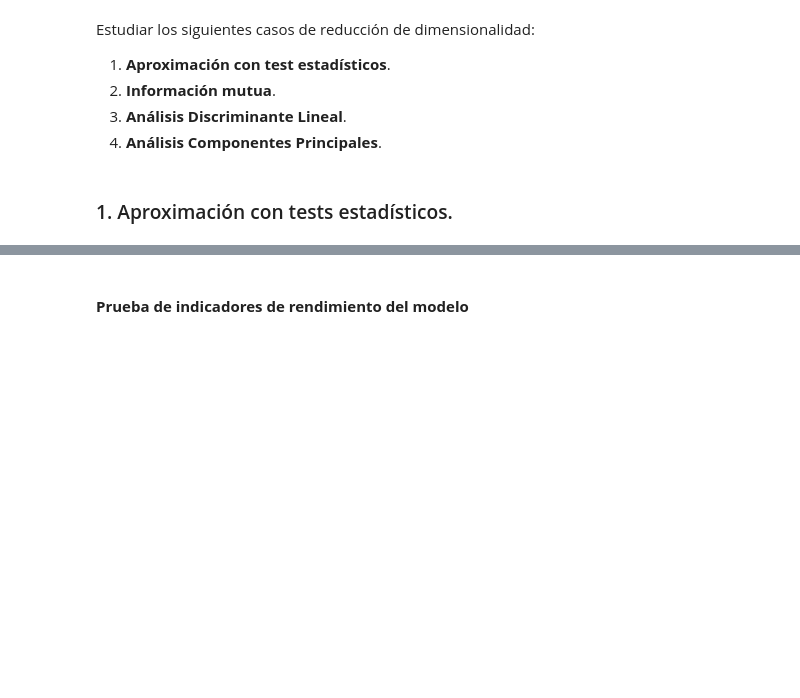
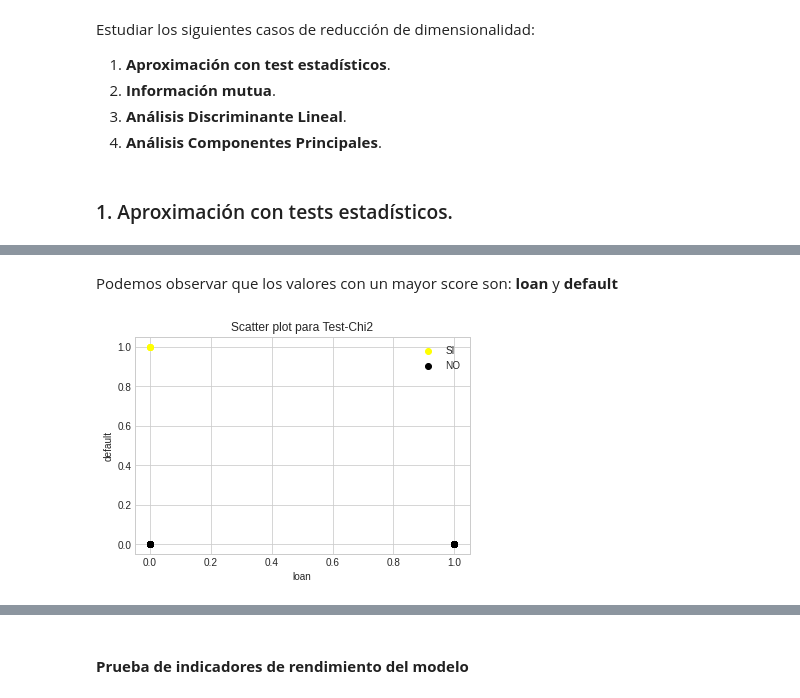
Before and after one commit to Javimh18/AnalisisFund, a Jupyter notebook: P1-2/reduccion_dimensionalidad.ipynb, the cells around one changed output, grey strips where cells are left out. Drawn from its saved outputs; the diff is of its cells as text; code cells hidden in the pictures; blank space fills up the shorter version.

Commit message:
Creadas los test de chi2, mann-whiteney e información mutua

```diff
--- a/P1-2/reduccion_dimensionalidad.ipynb
+++ b/P1-2/reduccion_dimensionalidad.ipynb
@@ -550,7 +550,9 @@ from sklearn.model_selection import train_test_split
 x = df_no_outliers[df_no_outliers.columns[:-1]]
 y = df_no_outliers['y']
 
-x_train, x_test, y_train, y_test = train_test_split(x, y, random_state=1, stratify=y) # especificamos random_state para tener resultados reproducibles.
+cat_cols = list(set(cat_cols) - set(['y']))
+
+x_train, x_test, y_train, y_test = train_test_split(x, y, random_state=1) # especificamos random_state para tener resultados reproducibles.
 # %% [markdown]
 Estudiar los siguientes casos de reducción de dimensionalidad:
 
@@ -562,0 +569,25 @@ Estudiar los siguientes casos de reducción de dimensionalidad:
+# %%
+#############################################################################################################################################
+##################################################### test chi2 ##################################################################
+#############################################################################################################################################
+
+from scipy.stats import mannwhitneyu, chi2_contingency
+
+scores_chi2 = []
+f_obs = 0.0
+ddof = 1
+
+for var in cat_cols:
+    contingency_table = pd.crosstab(x_train[var], y_train, margins=True, margins_name="Total")
+    c, p, dof, expected = chi2_contingency(contingency_table)
+    scores_chi2.append(p)
+
+scores_chi2 = np.array(scores_chi2)
+inds = np.argsort(scores_chi2)[::-1] # indices de scores de mayor a menor
+
+for i in inds:
+    print(cat_cols[i], "\t score=", scores_chi2[i])
+
+attr_top_scores = []
+for i in list(inds[:2]):
+    attr_top_scores.append(cat_cols[i])
@@ -562,0 +605,20 @@ Estudiar los siguientes casos de reducción de dimensionalidad:
+# %% [markdown]
+Podemos observar que los valores con un mayor score son: __loan__ y __default__
+# %%
+# Realizamos ahora el scatter plot
+%matplotlib inline
+import matplotlib.pyplot as plt
+
+# obtenemos los índices donde las features tienen como valor para el target 'yes' (mismo para 'no')
+
+plt.style.use('seaborn-whitegrid')
+
+plt.scatter(x=df_no_outliers[df_no_outliers.y == 0][attr_top_scores[0]], y=df_no_outliers[df_no_outliers.y == 0][attr_top_scores[1]], color='yellow', marker="o")
+plt.scatter(x=df_no_outliers[df_no_outliers.y == 1][attr_top_scores[0]], y=df_no_outliers[df_no_outliers.y == 1][attr_top_scores[1]], color='black', marker="o")
+plt.xlabel(attr_top_scores[0])
+plt.ylabel(attr_top_scores[1])
+plt.title("Scatter plot para Test-Chi2")
+plt.legend(['SI', 'NO'])
+plt.show()
+# %% [output]
+[figure, added]
```
Also changed, not shown: parts of 9 cells of this notebook.
